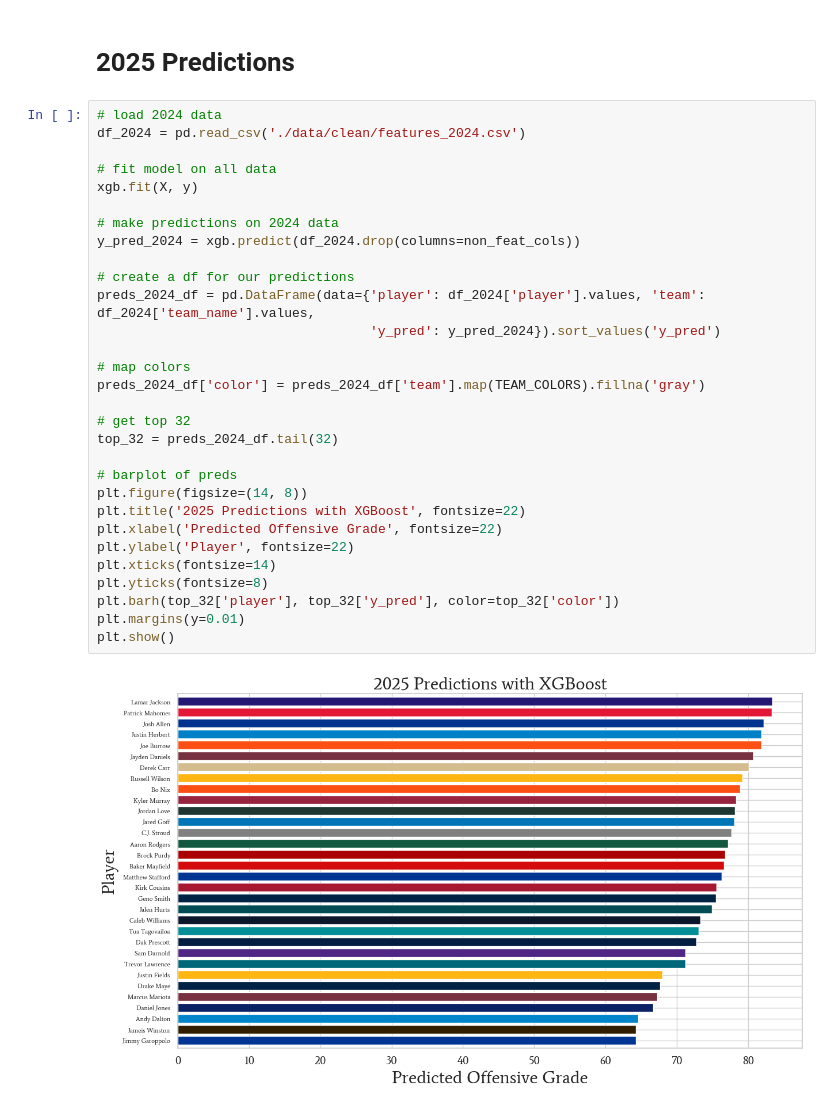
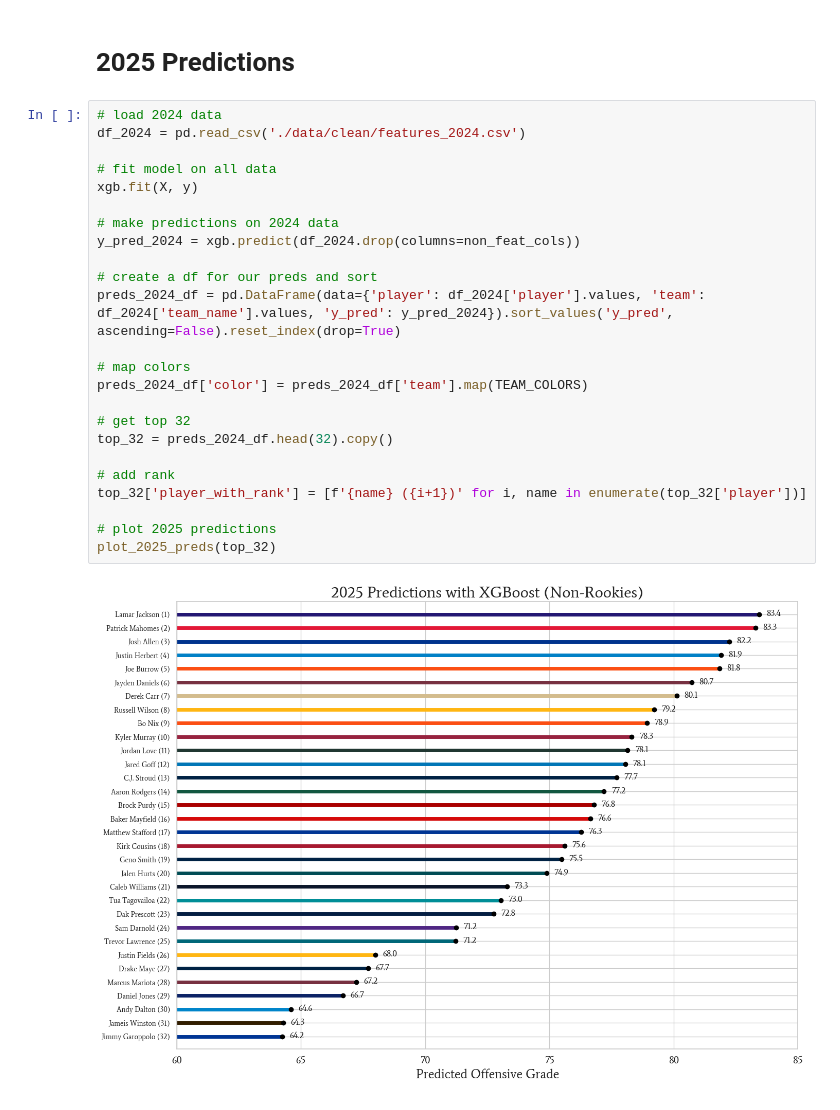
Before and after one commit to heefjones/pass_forward, a Jupyter notebook: preds.ipynb, the cells around one changed output. Drawn from its saved outputs; the diff is of its cells as text.

Commit message:
finished plotting 2024 and 2025 predictions

```diff
--- a/preds.ipynb
+++ b/preds.ipynb
@@ -183,32 +127,26 @@ plt.show()
 # %%
 # load 2024 data
 df_2024 = pd.read_csv('./data/clean/features_2024.csv')
 
 # fit model on all data
 xgb.fit(X, y)
 
 # make predictions on 2024 data
 y_pred_2024 = xgb.predict(df_2024.drop(columns=non_feat_cols))
 
-# create a df for our predictions
-preds_2024_df = pd.DataFrame(data={'player': df_2024['player'].values, 'team': df_2024['team_name'].values,
-                                   'y_pred': y_pred_2024}).sort_values('y_pred')
+# create a df for our preds and sort
+preds_2024_df = pd.DataFrame(data={'player': df_2024['player'].values, 'team': df_2024['team_name'].values, 'y_pred': y_pred_2024}).sort_values('y_pred', ascending=False).reset_index(drop=True)
 
 # map colors
-preds_2024_df['color'] = preds_2024_df['team'].map(TEAM_COLORS).fillna('gray')
+preds_2024_df['color'] = preds_2024_df['team'].map(TEAM_COLORS)
 
 # get top 32
-top_32 = preds_2024_df.tail(32)
+top_32 = preds_2024_df.head(32).copy()
 
-# barplot of preds
-plt.figure(figsize=(14, 8))
-plt.title('2025 Predictions with XGBoost', fontsize=22)
-plt.xlabel('Predicted Offensive Grade', fontsize=22)
-plt.ylabel('Player', fontsize=22)
-plt.xticks(fontsize=14)
-plt.yticks(fontsize=8)
-plt.barh(top_32['player'], top_32['y_pred'], color=top_32['color'])
-plt.margins(y=0.01)
-plt.show()
+# add rank
+top_32['player_with_rank'] = [f'{name} ({i+1})' for i, name in enumerate(top_32['player'])]
+
+# plot 2025 predictions
+plot_2025_preds(top_32)
 # %% [output]
-[figure, old version]
+[figure, new version]
```
Also changed, not shown: parts of 6 cells of this notebook, 4 other files.
